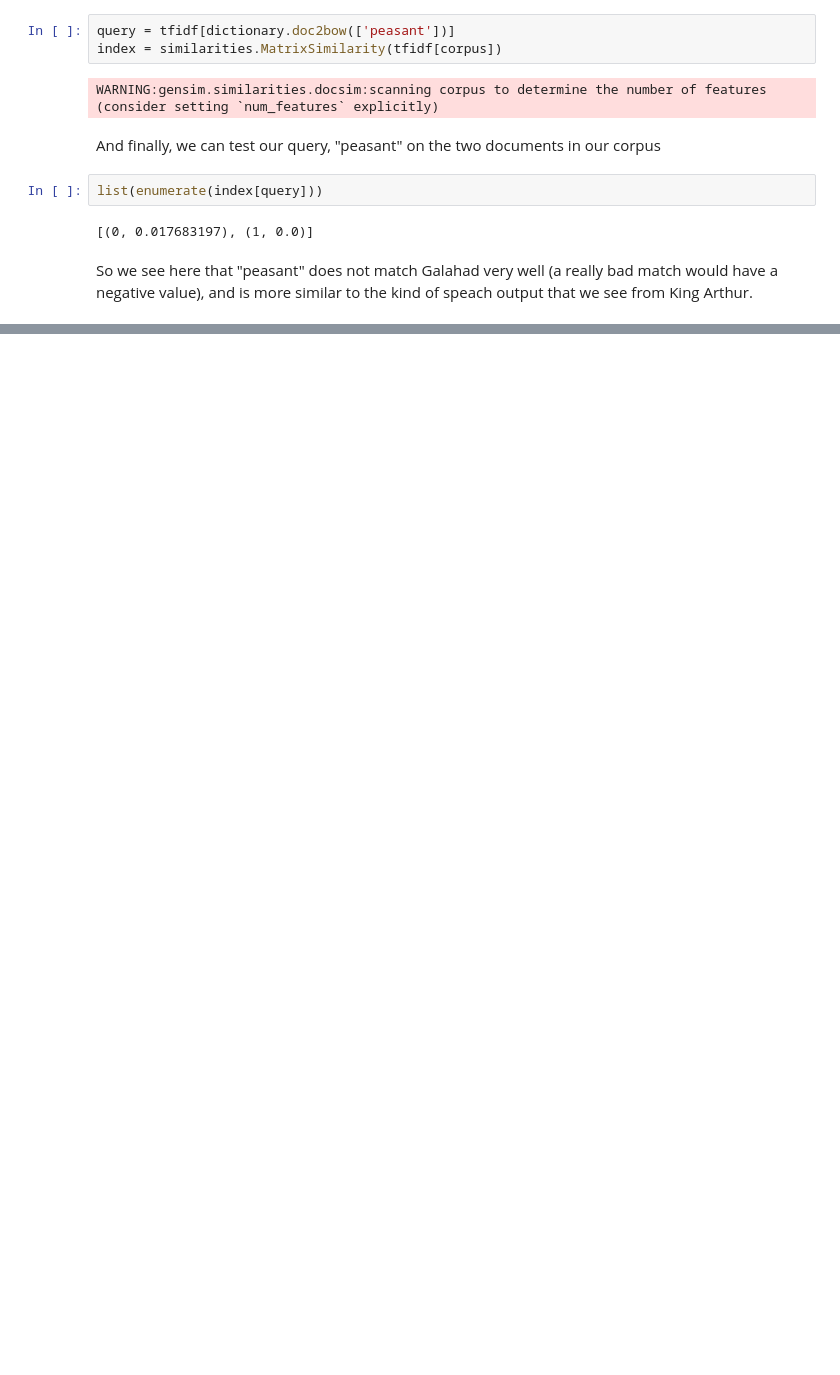
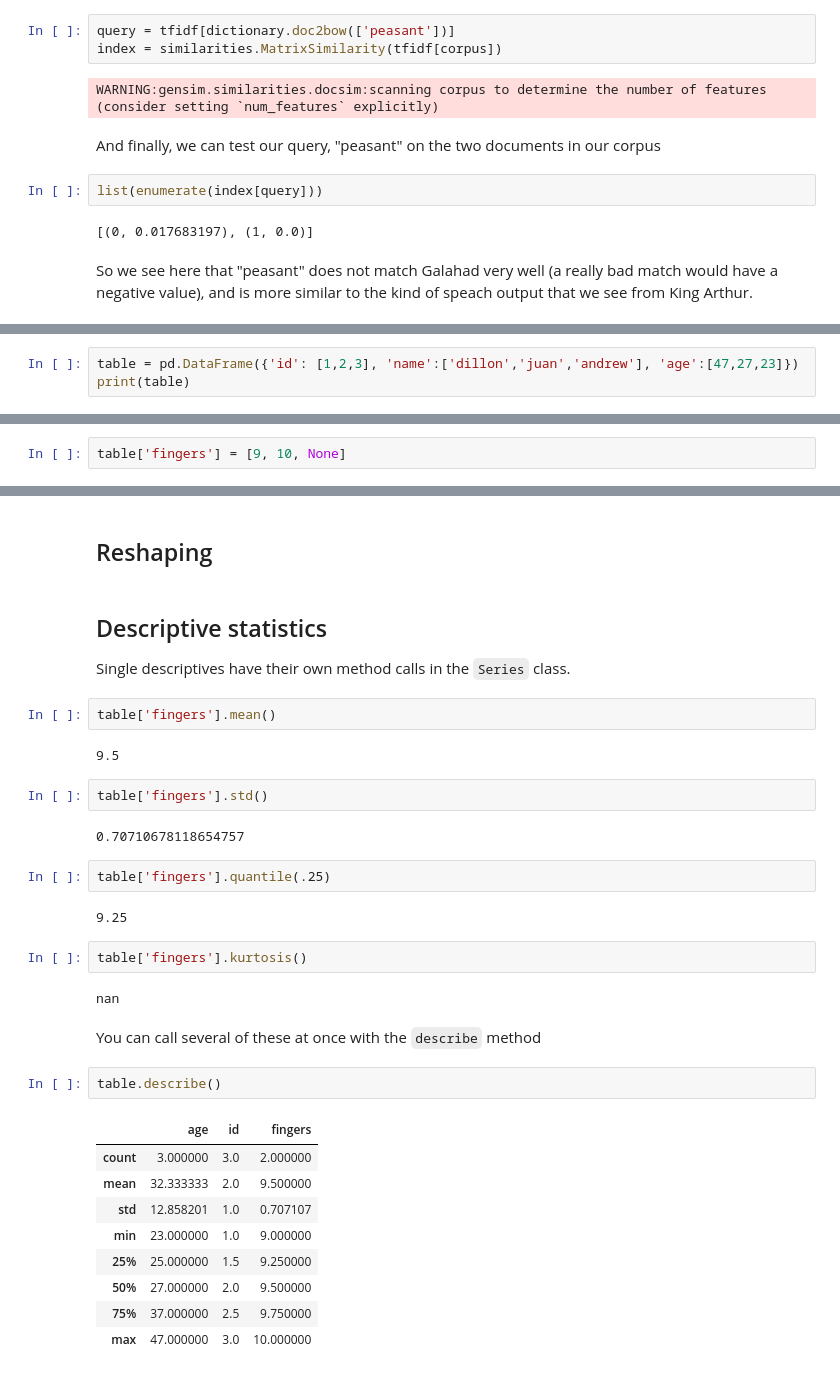
Before and after one commit to dlab-berkeley/python-for-everything, a Jupyter notebook: instructor/day_three.ipynb, the cells around one changed output, grey strips where cells are left out. Cells and saved outputs as stored; diff of their text form; blank space fills up the shorter version.

```diff
--- a/instructor/day_three.ipynb
+++ b/instructor/day_three.ipynb
@@ -457,0 +478,3 @@ So we see here that "peasant" does not match Galahad very well (a really bad mat
+# %%
+table = pd.DataFrame({'id': [1,2,3], 'name':['dillon','juan','andrew'], 'age':[47,27,23]})
+print(table)
@@ -457,0 +497,2 @@ So we see here that "peasant" does not match Galahad very well (a really bad mat
+# %%
+table['fingers'] = [9, 10, None]
@@ -457,0 +596,36 @@ So we see here that "peasant" does not match Galahad very well (a really bad mat
+# %% [markdown]
+## Reshaping
+# %% [markdown]
+## Descriptive statistics
+
+Single descriptives have their own method calls in the `Series` class.
+# %%
+table['fingers'].mean()
+# %% [output]
+9.5
+# %%
+table['fingers'].std()
+# %% [output]
+0.70710678118654757
+# %%
+table['fingers'].quantile(.25)
+# %% [output]
+9.25
+# %%
+table['fingers'].kurtosis()
+# %% [output]
+nan
+# %% [markdown]
+You can call several of these at once with the `describe` method
+# %%
+table.describe()
+# %% [output]
+|  | age | id | fingers |
+| count | 3.000000 | 3.0 | 2.000000 |
+| mean | 32.333333 | 2.0 | 9.500000 |
+| std | 12.858201 | 1.0 | 0.707107 |
+| min | 23.000000 | 1.0 | 9.000000 |
+| 25% | 25.000000 | 1.5 | 9.250000 |
+| 50% | 27.000000 | 2.0 | 9.500000 |
+| 75% | 37.000000 | 2.5 | 9.750000 |
+| max | 47.000000 | 3.0 | 10.000000 |
```
Also changed, not shown: parts of 30 cells of this notebook.
